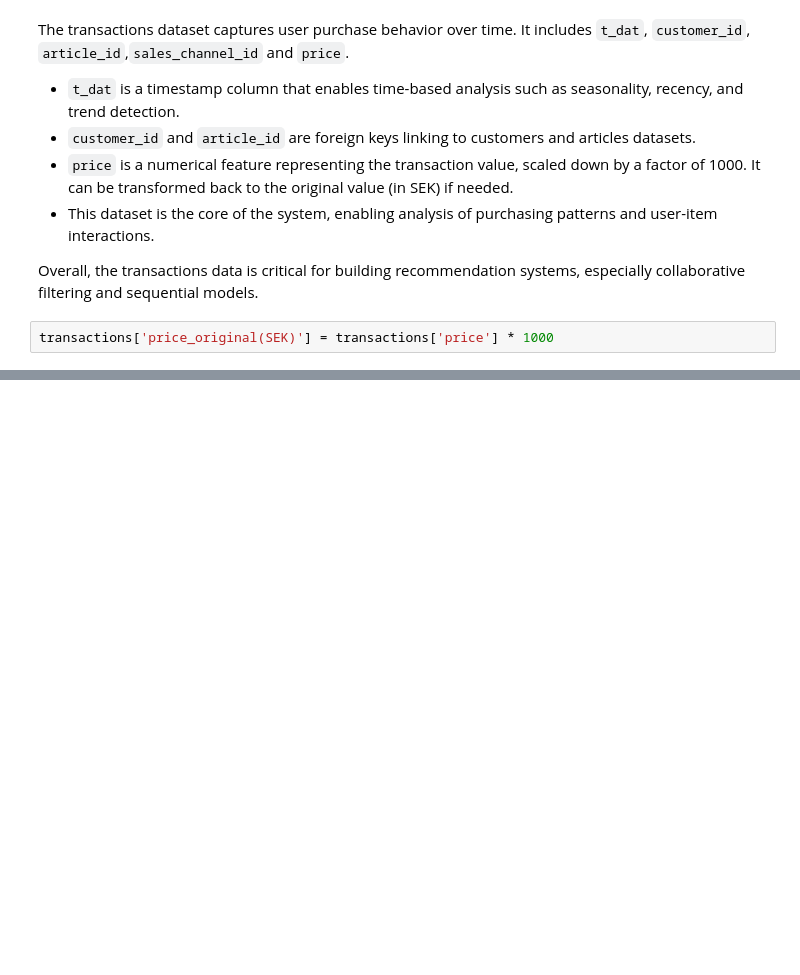
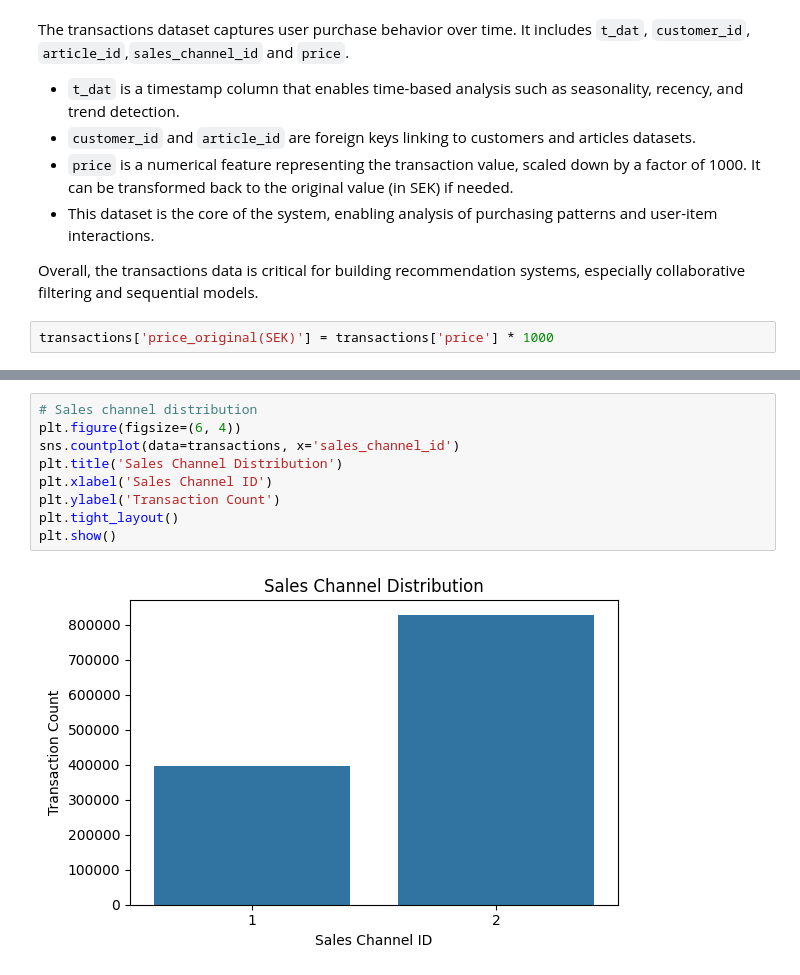
Before and after one commit to MinhGioChai/PowerBI-Final, a Jupyter notebook: EDA.ipynb, the cells around one changed output, grey strips where cells are left out. Saved outputs shown, nothing was run; the diff lists cells and outputs as text; blank space fills up the shorter version.

```diff
--- a/EDA.ipynb
+++ b/EDA.ipynb
@@ -288,0 +366,11 @@ train = transactions
+# %%
+# Sales channel distribution
+plt.figure(figsize=(6, 4))
+sns.countplot(data=transactions, x='sales_channel_id')
+plt.title('Sales Channel Distribution')
+plt.xlabel('Sales Channel ID')
+plt.ylabel('Transaction Count')
+plt.tight_layout()
+plt.show()
+# %% [output]
+[figure, added]
```
Also changed, not shown: parts of 10 cells of this notebook.
